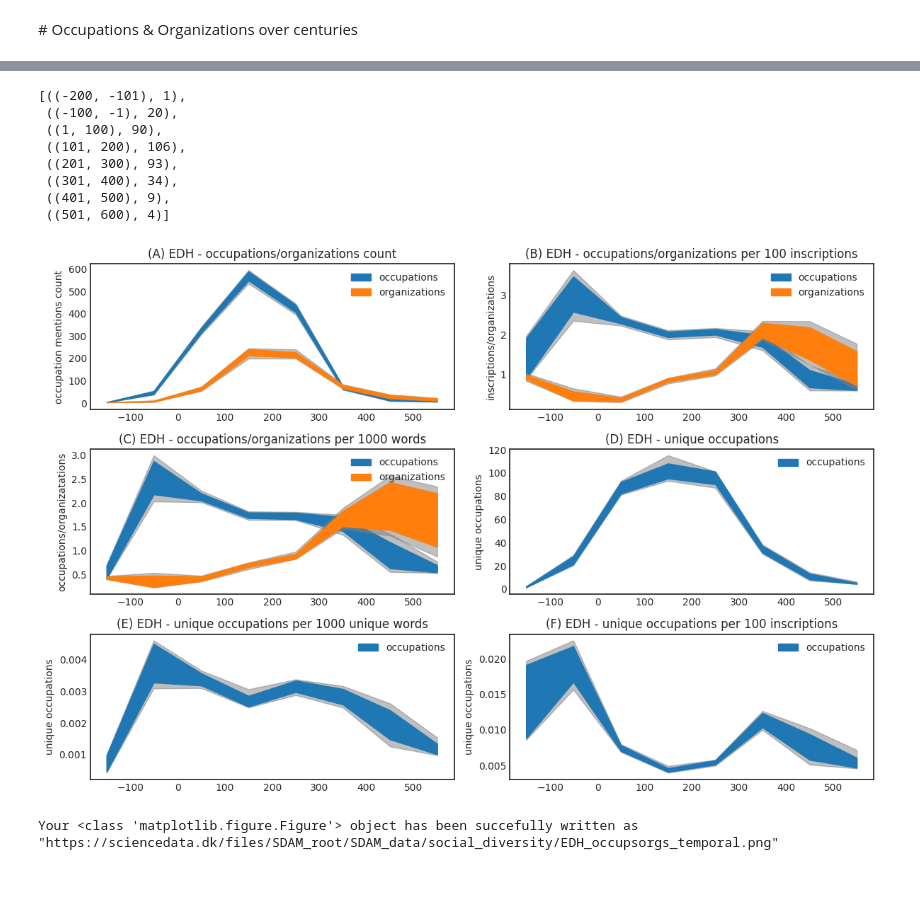
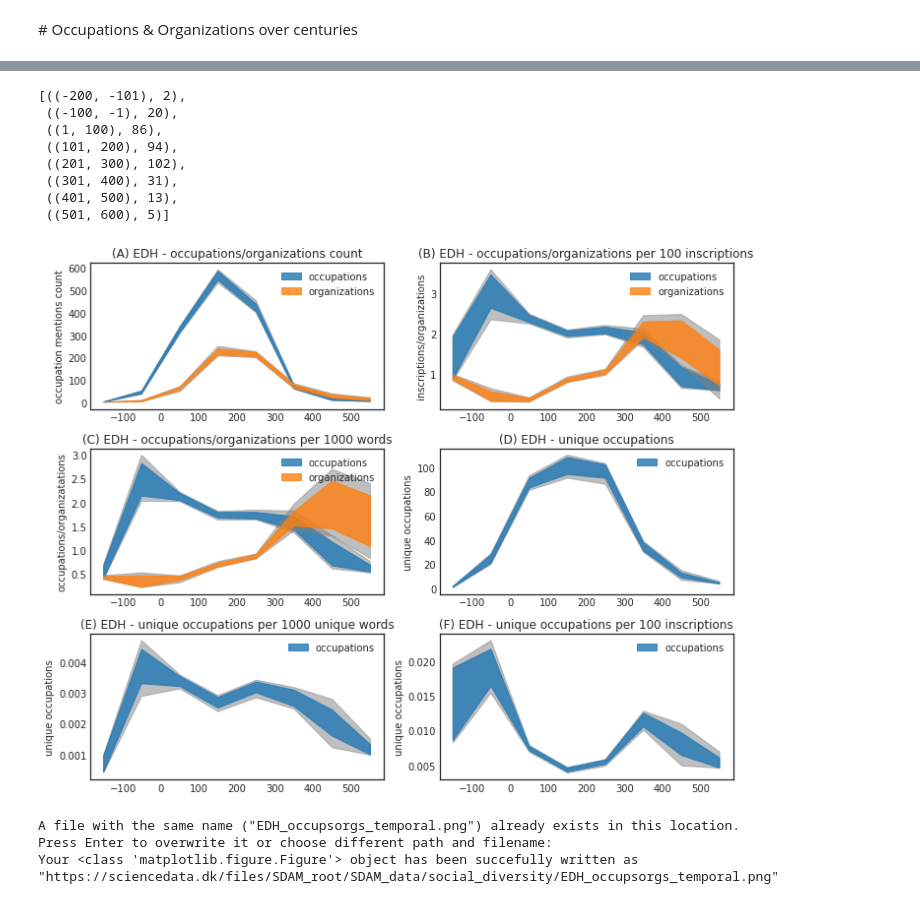
Before and after one commit to sdam-au/LI_ETL, a Jupyter notebook: scripts/1_5_py_WORDS&OCCUPS&ORGS_TEMPORAL.ipynb, the cells around one changed output, grey strips where cells are left out. Cells and saved outputs as stored; diff of their text form; code cells hidden in the pictures.

```diff
--- a/scripts/1_5_py_WORDS&OCCUPS&ORGS_TEMPORAL.ipynb
+++ b/scripts/1_5_py_WORDS&OCCUPS&ORGS_TEMPORAL.ipynb
@@ -311,0 +371,4 @@ tab_colors_list
+# %%
+EDH["occupsorgs"] = EDH.apply(lambda row: row["occups"] + row["organizations"], axis=1)
+# %%
+EDH["occupsorgs_N"] = EDH["occupsorgs"].apply(len)
@@ -361,19 +515,0 @@ Wall time: 2.98 s
-# %%
-def get_date_from_randoms(value, n):
-    try:
-        return value[n]
-    except:
-        return None
-
-def sim_data(df, n_sims, metrics_function, *args):
-    complete_sim_data = []
-    for n in range(n_sims):
-        sim = df["random_dates"].apply(lambda x: get_date_from_randoms(x, n))
-        sim_data = []
-        for tb in get_timeblocks(-200, 600, 100):
-            mask = sim.between(tb[0], tb[1])
-            df_tb = df[mask]
-            function_output = metrics_function(df_tb, *args)
-            sim_data.append((tb, function_output))
-        complete_sim_data.append(sim_data)
-    return complete_sim_data
@@ -452,44 +581,33 @@ sim_data_list = [
 # %%
 unique_occups_data[0]
 # %% [output]
-[((-200, -101), 1),
+[((-200, -101), 2),
  ((-100, -1), 20),
- ((1, 100), 90),
- ((101, 200), 106),
- ((201, 300), 93),
- ((301, 400), 34),
- ((401, 500), 9),
- ((501, 600), 4)]
+ ((1, 100), 86),
+ ((101, 200), 94),
+ ((201, 300), 102),
+ ((301, 400), 31),
+ ((401, 500), 13),
+ ((501, 600), 5)]
 # %%
 tab_colors_list = [col for col in tab_colors_list if col != "tab:gray"]
-# %%
-def plot_timeblocks_data(sim_data, ax=None, color="black", **kwargs):
-    """
-    plot timeblocks data with confidence intervals
-    """
-    if ax == None:
-        fig, ax = plt.subplots()
-    plot_data = get_min_max_conf(sim_data, 90)
-    layers = []
-    x = plot_data[0]
-    layers.append(ax.fill(x + x[::-1], plot_data[1] +  plot_data[2][::-1], color="gray", alpha=0.5))
-    layers.append(ax.fill(x + x[::-1], plot_data[3] +  plot_data[4][::-1], color=color, **kwargs))
-    return layers
 # %%
 plt.style.use("seaborn-white")
 
-fig, axs  = plt.subplots(3, 2, figsize=(12, 8), tight_layout=True)
+fig, axs  = plt.subplots(3, 2, figsize=(10, 8), tight_layout=True)
 n = 0
 for sim_data, ax in zip(sim_data_list, axs.ravel()):
         for plot_data, color, label in zip(sim_data[0], ["tab:blue", "tab:orange"], ["occupations", "organizations"]):
-            plot_timeblocks_data(plot_data, ax, color, label=label)
+            plot_timeblocks_data(plot_data, ax, color, label=label, alpha=0.8)
             n += 1
         ax.set_title(sim_data[1])
         ax.set_ylabel(sim_data[2])
         ax.legend()
 # %% [output]
-[figure, old version]
+[figure, new version]
 # %%
 sddk.write_file("SDAM_data/social_diversity/EDH_occupsorgs_temporal.png", fig, conf)
 # %% [output]
+A file with the same name ("EDH_occupsorgs_temporal.png") already exists in this location.
+Press Enter to overwrite it or choose different path and filename:
 Your <class 'matplotlib.figure.Figure'> object has been succefully written as "https://sciencedata.dk/files/SDAM_root/SDAM_data/social_diversity/EDH_occupsorgs_temporal.png"
```
Also changed, not shown: parts of 39 cells of this notebook.
